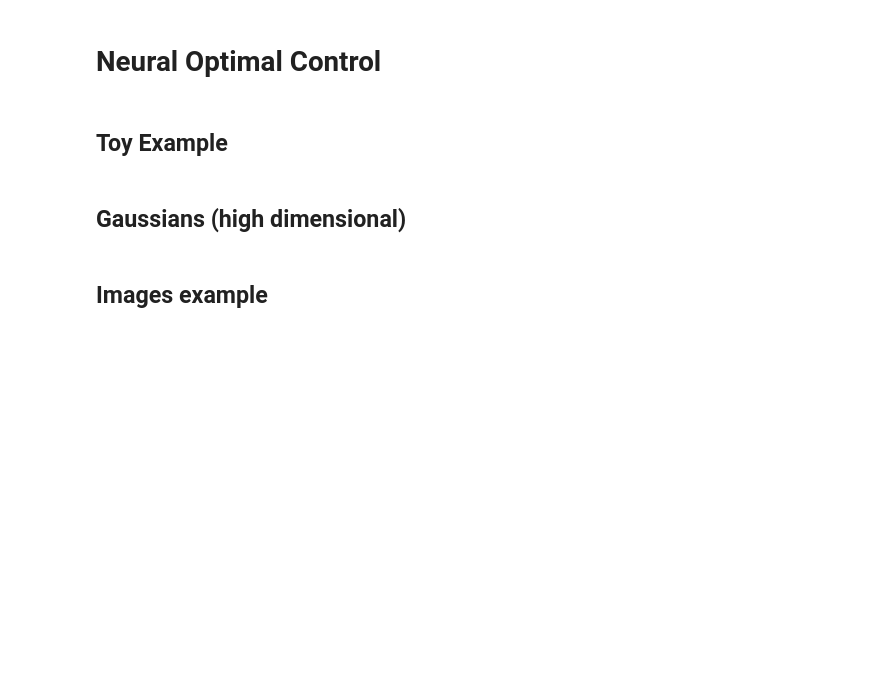
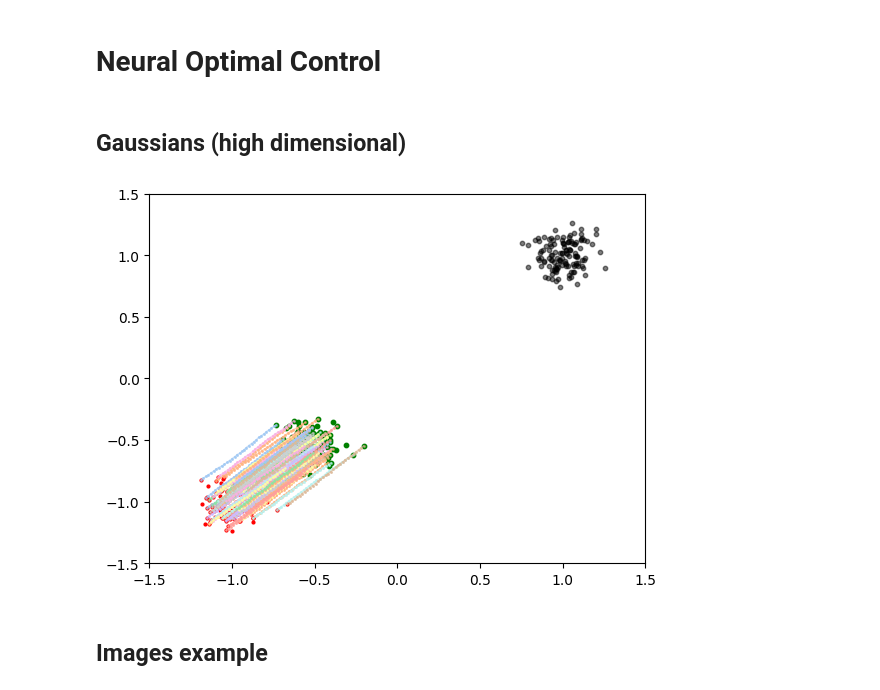
Before and after one commit to skylooop/ott, a Jupyter notebook: docs/tutorials/neural/Images_NOOC.ipynb, the cells around one changed output. Cells and saved outputs as stored; diff of their text form; code cells hidden in the pictures; blank space fills up the shorter version.

Commit message:
images_nooc updated

```diff
--- a/docs/tutorials/neural/Images_NOOC.ipynb
+++ b/docs/tutorials/neural/Images_NOOC.ipynb
@@ -155,5 +155,3 @@ class LagrangianPotentialFree(PyTreeNode):
     @abstractmethod
     def __call__(self, x):
         return 0.
-# %% [markdown]
-## Toy Example
@@ -213,9 +158,20 @@ logs = noc(potential_data_loader, n_iters=num_iterations, rng=GLOBAL_KEY, callba
 # %% [markdown]
 ## Gaussians (high dimensional)
 # %%
-ds_size = 10_000
-ds_dim = 8
+%load_ext autoreload
+%autoreload 2
+
+# dataset params
+ds_size = 20_000
+ds_dim = 3 * 64**2
 sigma = 0.1
+
+# training params
+batch_size = 128
+n_iters = 1_000_000
+collect_buffer_iters = 10_000
+update_potential_every = 2
+
 
 src_mu = -np.ones(ds_dim)
 trg_mu = np.ones(ds_dim)
@@ -223,48 +179,59 @@ trg_mu = np.ones(ds_dim)
 ot_loader = OTLoader(
     src_ds=np.random.randn(ds_size, ds_dim) * sigma + src_mu,
     trg_ds=np.random.randn(ds_size, ds_dim) * sigma + trg_mu,
     shuffle=True,
-    batch_size=512,
+    batch_size=batch_size,
 )
 ot_loader = iter(ot_loader)
 
 potential_data_loader = iter(ot_loader)
 potential = LagrangianPotentialFree()
 
 def callback(step, training_logs, transport):
     clear_output()
     pi0 = next(potential_data_loader)['src_lin']
     pi1 = next(potential_data_loader)['tgt_lin']
 
     cost, trajs = transport(pi0)
 
     fig, ax = plt.subplots()
     ax.scatter(pi0[:,0], pi0[:, 1], c='red', alpha=1, s=4)
     ax.scatter(pi1[:,0], pi1[:, 1], c='black', alpha=0.5, s=10)
     ax.scatter(trajs[-1].x[:, 0], trajs[-1].x[:, 1], c='green', s=10)
     ax.set_xlim((-1.5, 1.5))
     ax.set_ylim((-1.5, 1.5))
     draw_trajs(trajs=jnp.stack([traj.x for traj in trajs])[:, :100], ax=ax)
     plt.show()
 
-net = MLP(hidden_layers=[256, 256, 256, 1])
-num_iterations = 10_001
+net = MLP(hidden_layers=[512, 512, 512, 512, 1])
+num_iterations = n_iters
 lr_schedule = optax.cosine_decay_schedule(
     init_value=2e-5, decay_steps=num_iterations, alpha=1e-2
 )
-noc = NeuralOC(input_dim=ds_dim,
-               value_model=net,
-               optimizer=optax.adam(learning_rate=lr_schedule),
-               control_steps=30,
-               reg_weight=0.001,
-               control_weight=0.1,
-               acc_weight=0.5,
-               # potential_weight=-500,
-               potential_weight=0.,
-               flow=LagrangianFlow(sigma=0.1, potential=potential),
-               key=GLOBAL_KEY)
+noc = NeuralOC(
+    input_dim=ds_dim,
+    value_model=net,
+    optimizer=optax.adam(learning_rate=lr_schedule),
+    control_steps=30,
+    reg_weight=0.001,
+    control_weight=0.1,
+    acc_weight=0.5,
+    # potential_weight=-500,
+    potential_weight=0.,
+    flow=LagrangianFlow(sigma=0.1, potential=potential),
+    key=GLOBAL_KEY,
+    batch_size=batch_size,
+)
 
-
-logs = noc(potential_data_loader, n_iters=num_iterations, rng=GLOBAL_KEY, callback=callback)
+logs = noc(
+    potential_data_loader,
+    n_iters=num_iterations,
+    rng=GLOBAL_KEY,
+    callback=callback,
+    collect_buffer_iters=collect_buffer_iters,
+    update_potential_every=update_potential_every,
+)
+# %% [output]
+[figure, added]
 # %% [markdown]
 ## Images example
```
Also changed, not shown: parts of 3 cells of this notebook.
